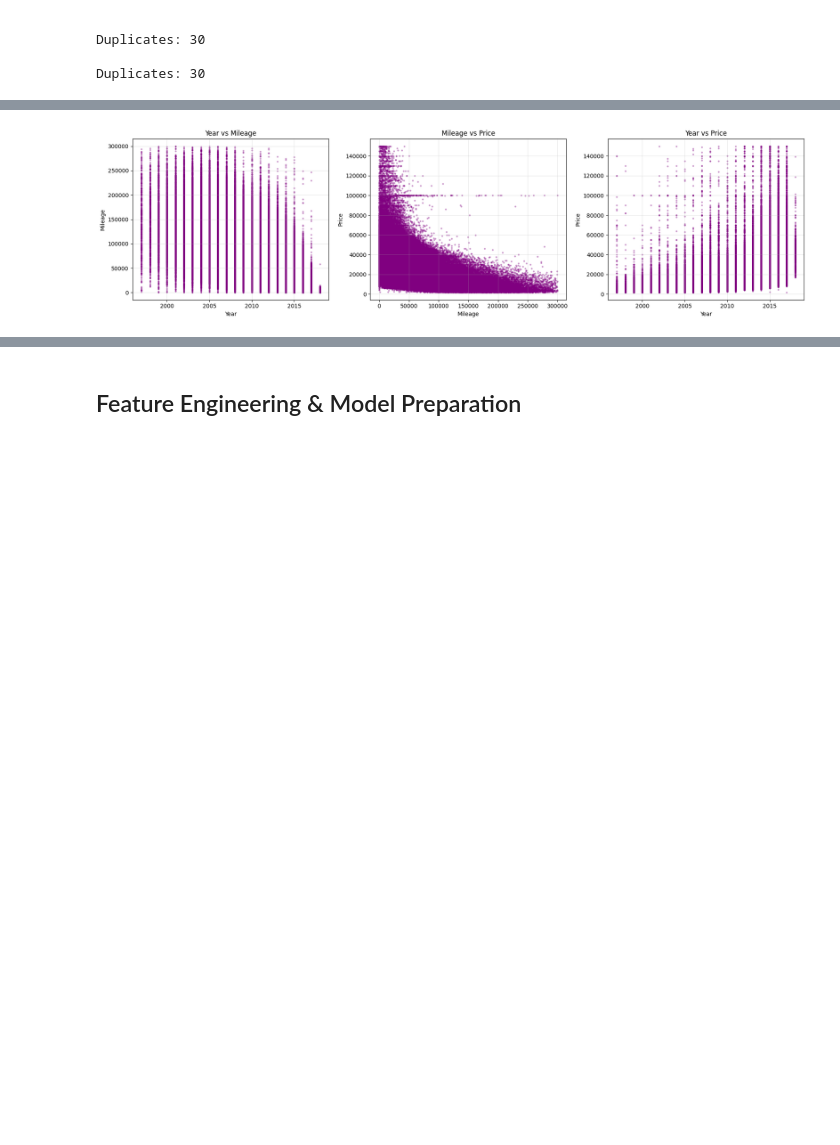
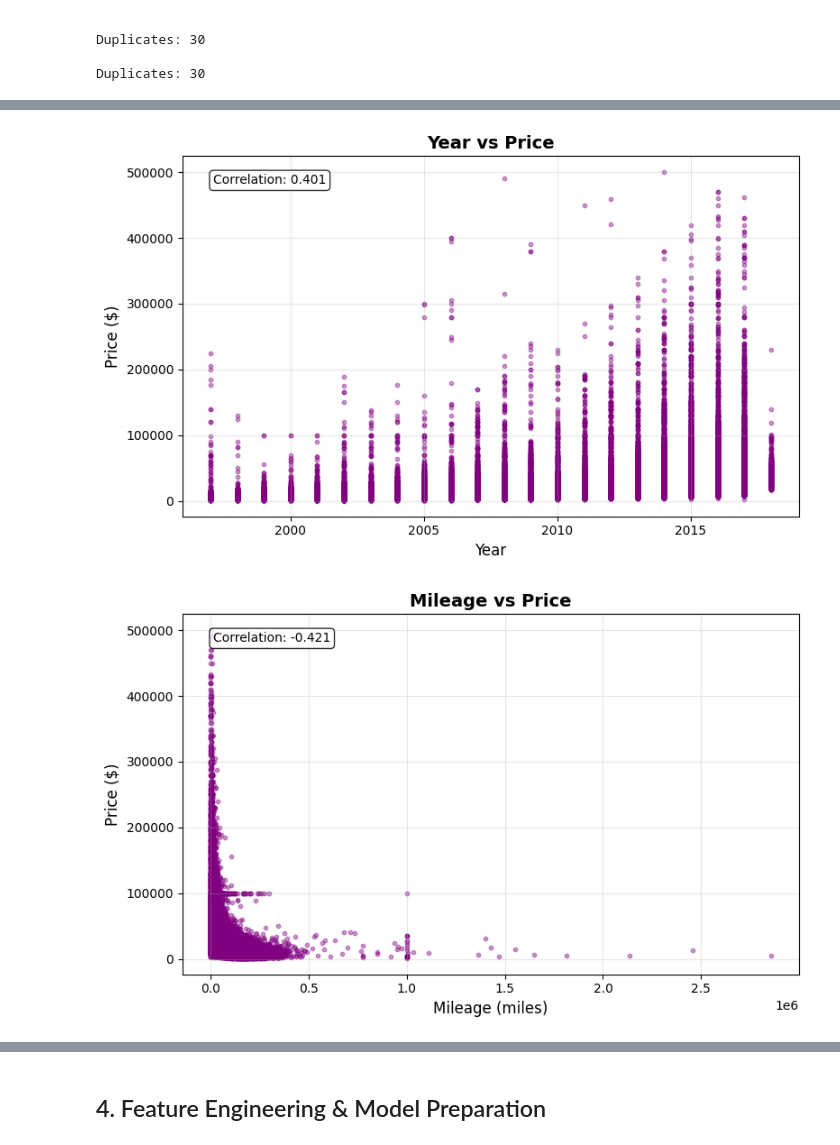
Before and after one commit to prettycoolflacko/Used_car_prediction-DS, a Jupyter notebook: cars.ipynb, the cells around one changed output, grey strips where cells are left out. Saved outputs shown, nothing was run; the diff lists cells and outputs as text; code cells hidden in the pictures; blank space fills up the shorter version.

```diff
--- a/cars.ipynb
+++ b/cars.ipynb
@@ -79,14 +89,3 @@ Year       0
 Duplicates: 30
 
 Duplicates: 30
-# %%
-# Clean Data: Remove Duplicates & Outliers
-# Remove duplicates
-df = df.drop_duplicates()
-
-# Remove extreme outliers
-df = df[(df['Price'] >= 1500) & (df['Price'] <= 150000) & (df['Mileage'] <= 300000)]
-
-print(f"Cleaned dataset: {df.shape[0]:,} rows")
-print(f"Price range: ${df['Price'].min():,} - ${df['Price'].max():,}")
-print(f"Year range: {df['Year'].min()} - {df['Year'].max()}")
@@ -115,25 +336,52 @@ plt.show()
 # %%
-# Scatter Plots: Key Relationships
-fig, axes = plt.subplots(1, 3, figsize=(18, 5))
+# Relationship Analysis: Factors Affecting Price
+print("=== FACTOR ANALYSIS ===")
 
-axes[0].scatter(df['Year'], df['Mileage'], alpha=0.3, color='purple', s=5)
-axes[0].set_title('Year vs Mileage')
-axes[0].set_xlabel('Year')
-axes[0].set_ylabel('Mileage')
-axes[0].grid(True, alpha=0.3)
+# Calculate correlations
+corr_year = df_clean[['Year', 'Price']].corr().iloc[0, 1]
+corr_mileage = df_clean[['Mileage', 'Price']].corr().iloc[0, 1]
 
-axes[1].scatter(df['Mileage'], df['Price'], alpha=0.3, color='purple', s=5)
-axes[1].set_title('Mileage vs Price')
-axes[1].set_xlabel('Mileage')
-axes[1].set_ylabel('Price')
-axes[1].grid(True, alpha=0.3)
+print(f"✓ Newer cars (higher year) tend to have HIGHER prices")
+print(f"✓ Higher mileage correlates with LOWER prices")
+print(f"✓ Year has {abs(corr_year):.1%} correlation with price")
+print(f"✓ Mileage has {abs(corr_mileage):.1%} correlation with price")
 
-axes[2].scatter(df['Year'], df['Price'], alpha=0.3, color='purple', s=5)
-axes[2].set_title('Year vs Price')
-axes[2].set_xlabel('Year')
-axes[2].set_ylabel('Price')
-axes[2].grid(True, alpha=0.3)
-
+# Year vs Price
+plt.figure(figsize=(8, 5))
+plt.scatter(df_clean['Year'], df_clean['Price'], alpha=0.4, color='purple', s=10)
+plt.title('Year vs Price', fontsize=14, fontweight='bold')
+plt.xlabel('Year', fontsize=12)
+plt.ylabel('Price ($)', fontsize=12)
+plt.grid(True, alpha=0.3)
+plt.text(0.05, 0.95, f'Correlation: {corr_year:.3f}',
+         transform=plt.gca().transAxes, verticalalignment='top',
+         bbox=dict(boxstyle='round', facecolor='white', alpha=0.8))
 plt.tight_layout()
 plt.show()
+
+# Mileage vs Price
+plt.figure(figsize=(8, 5))
+plt.scatter(df_clean['Mileage'], df_clean['Price'], alpha=0.4, color='purple', s=10)
+plt.title('Mileage vs Price', fontsize=14, fontweight='bold')
+plt.xlabel('Mileage (miles)', fontsize=12)
+plt.ylabel('Price ($)', fontsize=12)
+plt.grid(True, alpha=0.3)
+plt.text(0.05, 0.95, f'Correlation: {corr_mileage:.3f}',
+         transform=plt.gca().transAxes, verticalalignment='top',
+         bbox=dict(boxstyle='round', facecolor='white', alpha=0.8))
+plt.tight_layout()
+plt.show()
+
+# Year vs Mileage (colored by Price)
+plt.figure(figsize=(8, 5))
+scatter = plt.scatter(df_clean['Year'], df_clean['Mileage'],
+                     c=df_clean['Price'], alpha=0.5, s=15, cmap='viridis')
+plt.title('Year vs Mileage (colored by Price)', fontsize=14, fontweight='bold')
+plt.xlabel('Year', fontsize=12)
+plt.ylabel('Mileage (miles)', fontsize=12)
+plt.grid(True, alpha=0.3)
+cbar = plt.colorbar(scatter)
+cbar.set_label('Price ($)', rotation=270, labelpad=20)
+plt.tight_layout()
+plt.show()
 # %% [output]
@@ -140 +393,2 @@ plt.show()
-[figure, old version]
+[figure, new version]
+[figure, added]
@@ -141,2 +396,2 @@ plt.show()
 # %% [markdown]
-## Feature Engineering & Model Preparation
+## 4. Feature Engineering & Model Preparation
```
Also changed, not shown: parts of 26 cells of this notebook.
